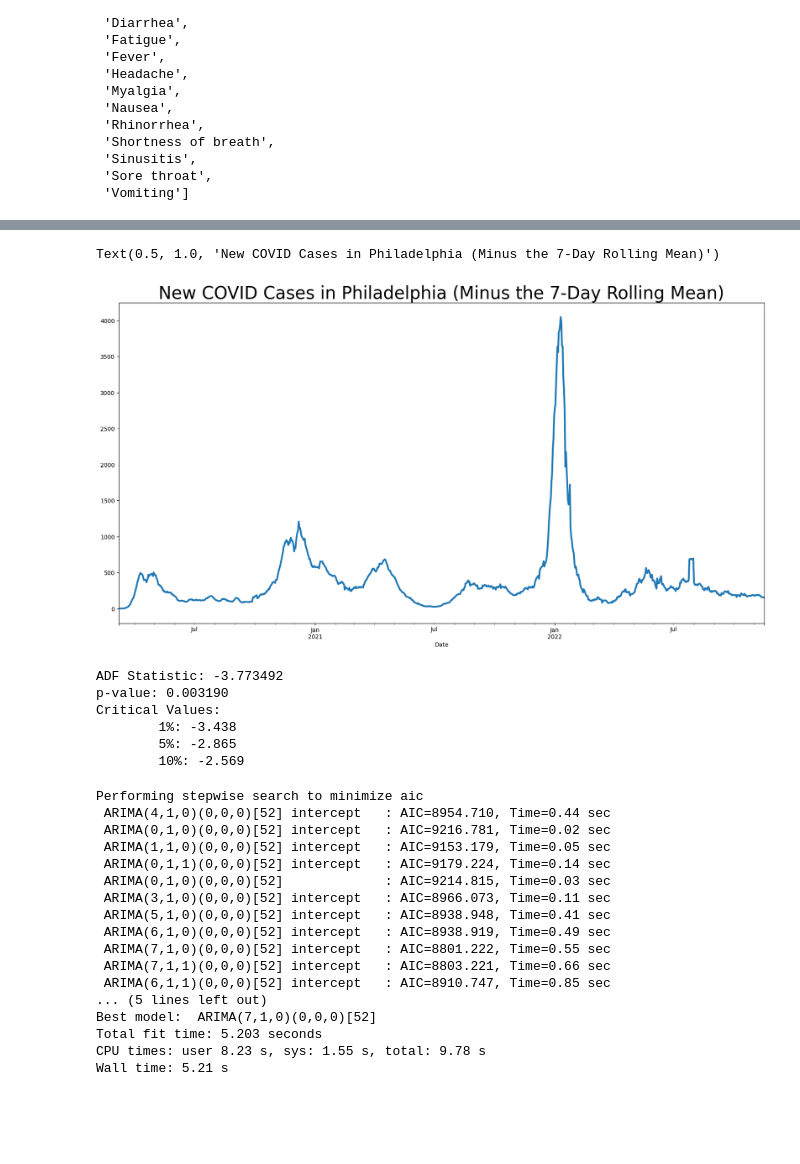
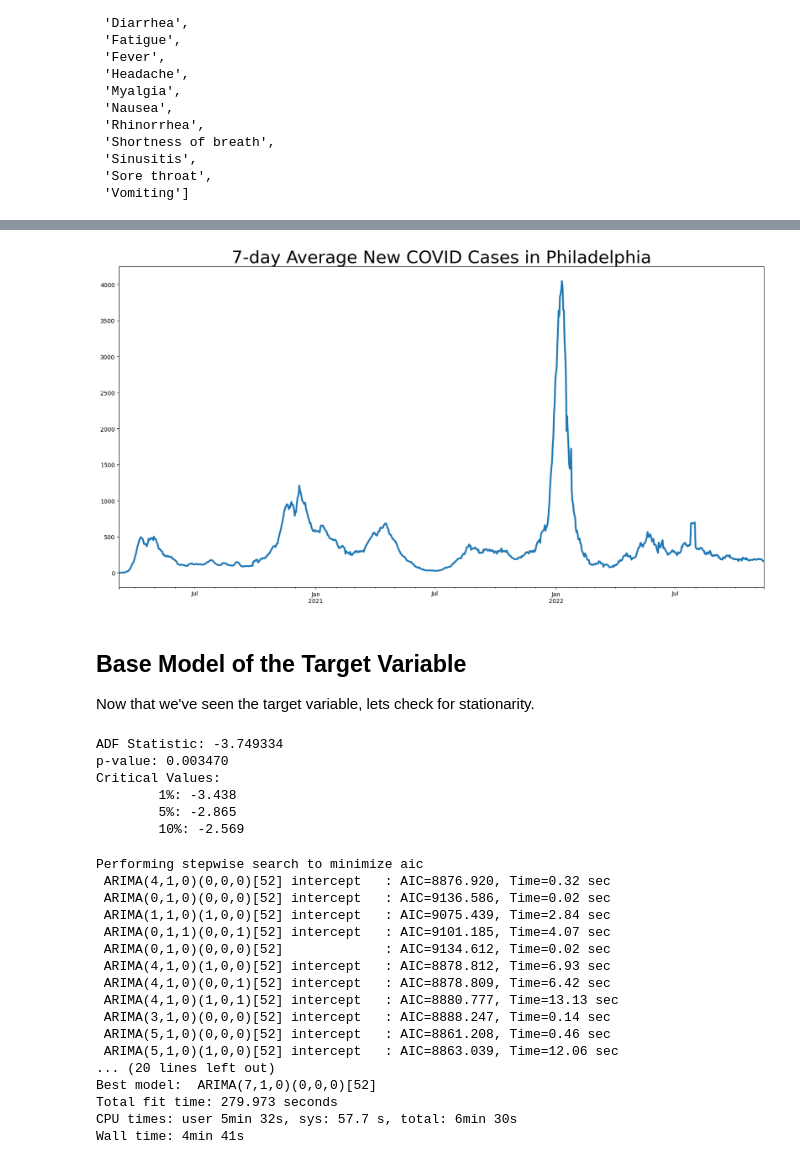
Before and after one commit to sanderlin2013/Predicting-COVID-19-in-Philly, a Jupyter notebook: notebook.ipynb, the cells around one changed output, grey strips where cells are left out. Cells and saved outputs as stored; diff of their text form; code cells hidden in the pictures; blank space fills up the shorter version.

```diff
--- a/notebook.ipynb
+++ b/notebook.ipynb
@@ -230,5 +275,5 @@ selected_features
 # %%
 # join data sets and decide on target variable
-philly_data = pd.concat([google_philly, public_philly['7-day Average New Cases']], axis=1)
-target_cases = philly_data['7-day Average New Cases']
+philly_data = pd.concat([google_philly[selected_features], public_philly['7-day Average New Cases']], axis=1).dropna()
+target = philly_data['7-day Average New Cases']
 symptoms = philly_data[selected_features]
@@ -251,3 +279,0 @@ Name: 7-day Average New Cases, Length: 991, dtype: float64
-# %%
-#rolling_mean = public_philly["7-day Average New Cases"]
-target = public_philly['7-day Average New Cases']
@@ -261,2 +279,0 @@ See the caveats in the documentation: https://pandas.pydata.org/pandas-docs/stab
-# %%
-target.dropna(inplace=True)
@@ -341,24 +380,30 @@ Text(0.5, 1.0, 'New COVID Cases in Philadelphia (Raw)')
 # %%
 ax = target.plot(figsize=(20, 10), linewidth=3)
-plt.title('New COVID Cases in Philadelphia (Minus the 7-Day Rolling Mean)', fontsize=30)
+plt.title('7-day Average New COVID Cases in Philadelphia', fontsize=30);
 # %% [output]
-Text(0.5, 1.0, 'New COVID Cases in Philadelphia (Minus the 7-Day Rolling Mean)')
-[figure, old version]
+[figure, new version]
+# %% [markdown]
+## Base Model of the Target Variable
+Now that we've seen the target variable, lets check for stationarity.
 # %%
 # Dicky Fuller Test for Stationarity
-result = adfuller(y_train)
-print('ADF Statistic: %f' % result[0])
-print('p-value: %f' % result[1])
-print('Critical Values:')
-for key, value in result[4].items():
-    print('\t%s: %.3f' % (key, value))
+def dicky_fuller(TS):
+    result = adfuller(TS)
+    print('ADF Statistic: %f' % result[0])
+    print('p-value: %f' % result[1])
+    print('Critical Values:')
+    for key, value in result[4].items():
+        print('\t%s: %.3f' % (key, value))
-# %% [output]
-ADF Statistic: -3.773492
-p-value: 0.003190
-Critical Values:
-        1%: -3.438
-        5%: -2.865
-        10%: -2.569
+# %%
+# Dicky Fuller Test for Stationarity
+dicky_fuller(y_train)
+# %% [output]
+ADF Statistic: -3.749334
+p-value: 0.003470
+Critical Values:
+        1%: -3.438
+        5%: -2.865
+        10%: -2.569
 # %%
 
 #origionally all of the max elements were set to 5, but that took 2+ hours to run, so I lowered it to 3
@@ -389,22 +434,22 @@ the approximate number of days in each month.
 target_elements = sarima_elements(y_train)
 # %% [output]
 Performing stepwise search to minimize aic
- ARIMA(4,1,0)(0,0,0)[52] intercept   : AIC=8954.710, Time=0.44 sec
- ARIMA(0,1,0)(0,0,0)[52] intercept   : AIC=9216.781, Time=0.02 sec
- ARIMA(1,1,0)(0,0,0)[52] intercept   : AIC=9153.179, Time=0.05 sec
- ARIMA(0,1,1)(0,0,0)[52] intercept   : AIC=9179.224, Time=0.14 sec
- ARIMA(0,1,0)(0,0,0)[52]             : AIC=9214.815, Time=0.03 sec
- ARIMA(3,1,0)(0,0,0)[52] intercept   : AIC=8966.073, Time=0.11 sec
- ARIMA(5,1,0)(0,0,0)[52] intercept   : AIC=8938.948, Time=0.41 sec
- ARIMA(6,1,0)(0,0,0)[52] intercept   : AIC=8938.919, Time=0.49 sec
- ARIMA(7,1,0)(0,0,0)[52] intercept   : AIC=8801.222, Time=0.55 sec
- ARIMA(7,1,1)(0,0,0)[52] intercept   : AIC=8803.221, Time=0.66 sec
- ARIMA(6,1,1)(0,0,0)[52] intercept   : AIC=8910.747, Time=0.85 sec
-... (5 lines left out)
+ ARIMA(4,1,0)(0,0,0)[52] intercept   : AIC=8876.920, Time=0.32 sec
+ ARIMA(0,1,0)(0,0,0)[52] intercept   : AIC=9136.586, Time=0.02 sec
+ ARIMA(1,1,0)(1,0,0)[52] intercept   : AIC=9075.439, Time=2.84 sec
+ ARIMA(0,1,1)(0,0,1)[52] intercept   : AIC=9101.185, Time=4.07 sec
+ ARIMA(0,1,0)(0,0,0)[52]             : AIC=9134.612, Time=0.02 sec
+ ARIMA(4,1,0)(1,0,0)[52] intercept   : AIC=8878.812, Time=6.93 sec
+ ARIMA(4,1,0)(0,0,1)[52] intercept   : AIC=8878.809, Time=6.42 sec
+ ARIMA(4,1,0)(1,0,1)[52] intercept   : AIC=8880.777, Time=13.13 sec
+ ARIMA(3,1,0)(0,0,0)[52] intercept   : AIC=8888.247, Time=0.14 sec
+ ARIMA(5,1,0)(0,0,0)[52] intercept   : AIC=8861.208, Time=0.46 sec
+ ARIMA(5,1,0)(1,0,0)[52] intercept   : AIC=8863.039, Time=12.06 sec
+... (20 lines left out)
 Best model:  ARIMA(7,1,0)(0,0,0)[52]
-Total fit time: 5.203 seconds
-CPU times: user 8.23 s, sys: 1.55 s, total: 9.78 s
-Wall time: 5.21 s
+Total fit time: 279.973 seconds
+CPU times: user 5min 32s, sys: 57.7 s, total: 6min 30s
+Wall time: 4min 41s
 # %%
 target_elements.plot_diagnostics(figsize=(12,8))
 target_elements.summary()
```
Also changed, not shown: parts of 52 cells of this notebook, 3 other files.
